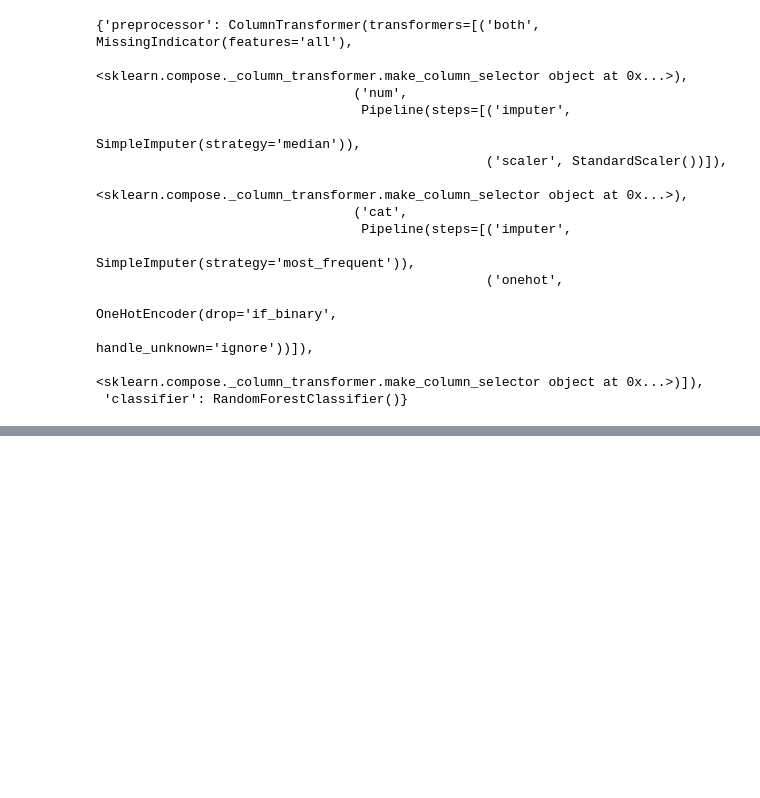
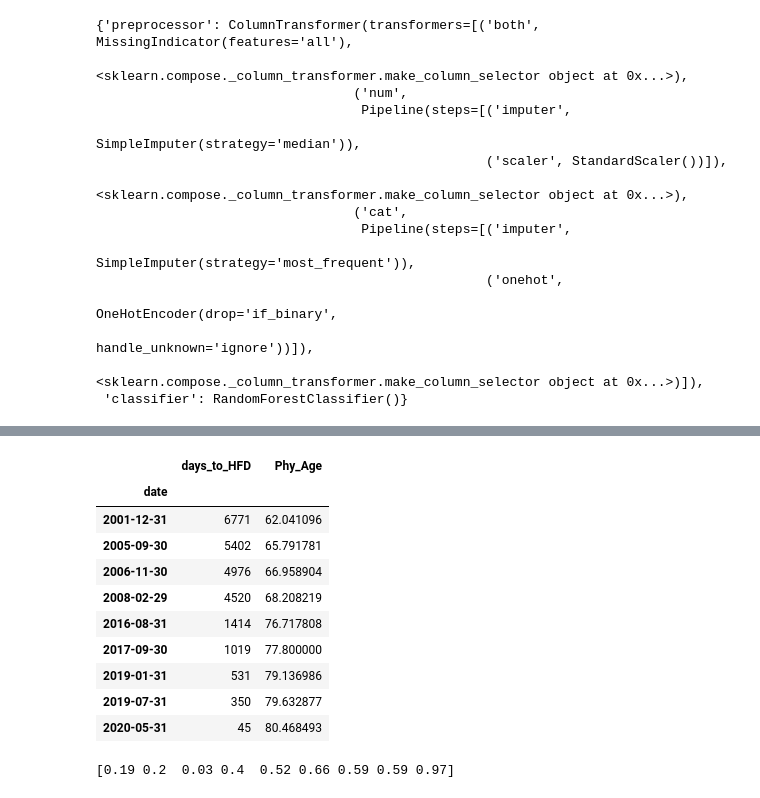
Before and after one commit to BorutFlis/models, a Jupyter notebook: early_diagnosis/notebooks/Load and Explain.ipynb, the cells around one changed output, grey strips where cells are left out. Drawn from its saved outputs; the diff is of its cells as text; code cells hidden in the pictures; blank space fills up the shorter version.

```diff
--- a/early_diagnosis/notebooks/Load and Explain.ipynb
+++ b/early_diagnosis/notebooks/Load and Explain.ipynb
@@ -76,0 +96,14 @@ df = df.set_index(["ID", "date"]).rename(columns={'Med_LD_permanent':"Med_LD"})
+# %%
+test_df.loc[11304109621610, ["days_to_HFD", "Phy_Age"]]
+# %% [output]
+|  | days_to_HFD | Phy_Age |
+| date |  |  |
+| 2001-12-31 | 6771 | 62.041096 |
+| 2005-09-30 | 5402 | 65.791781 |
+| 2006-11-30 | 4976 | 66.958904 |
+| 2008-02-29 | 4520 | 68.208219 |
+| 2016-08-31 | 1414 | 76.717808 |
+| 2017-09-30 | 1019 | 77.800000 |
+| 2019-01-31 | 531 | 79.136986 |
+| 2019-07-31 | 350 | 79.632877 |
+| 2020-05-31 | 45 | 80.468493 |
@@ -76,0 +112,4 @@ df = df.set_index(["ID", "date"]).rename(columns={'Med_LD_permanent':"Med_LD"})
+# %%
+print(y_proba)
+# %% [output]
+[0.19 0.2  0.03 0.4  0.52 0.66 0.59 0.59 0.97]
```
Also changed, not shown: parts of 16 cells of this notebook, 10 other files.
